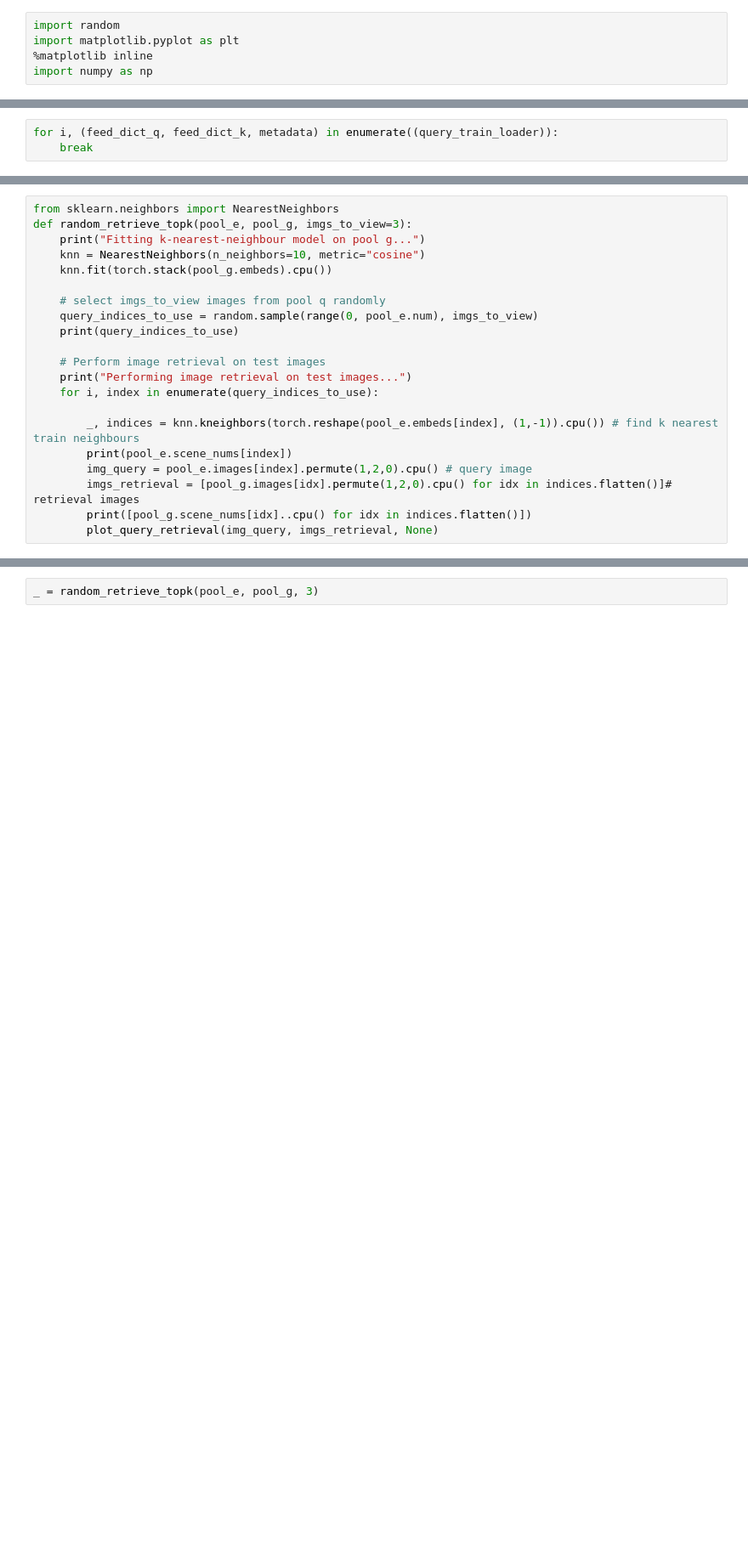
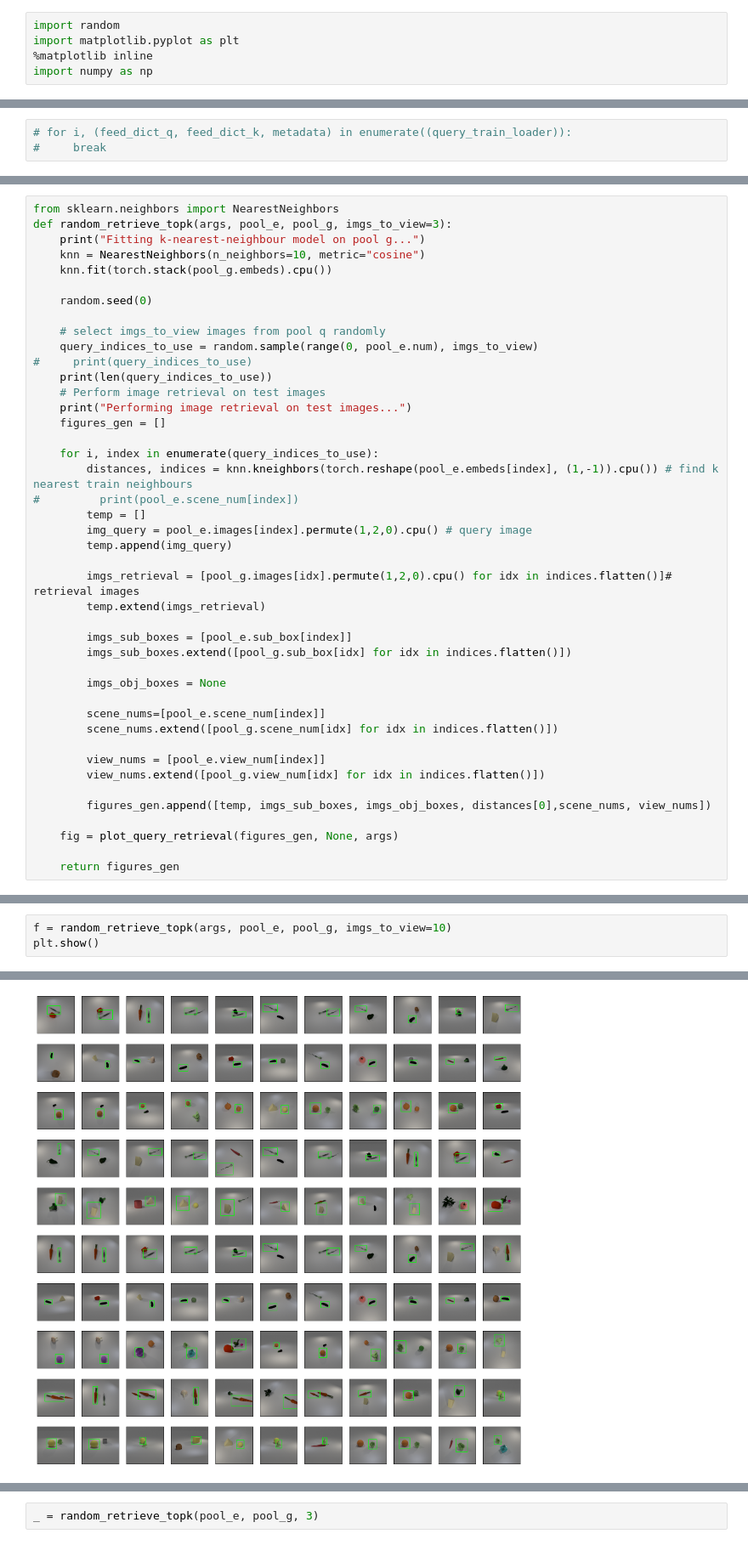
Before and after one commit to sakshamjindal/Non-Metric-3d-Representation, a Jupyter notebook: nbs/visalise_singleObj_retrieval.ipynb, the cells around one changed output, grey strips where cells are left out. Shown at 85% size. Cells and saved outputs as stored; diff of their text form; blank space fills up the shorter version.

```diff
--- a/nbs/visalise_singleObj_retrieval.ipynb
+++ b/nbs/visalise_singleObj_retrieval.ipynb
@@ -78,3 +40,3 @@ class DoublePool_O():
 # %%
-for i, (feed_dict_q, feed_dict_k, metadata) in enumerate((query_train_loader)):
-    break
+# for i, (feed_dict_q, feed_dict_k, metadata) in enumerate((query_train_loader)):
+#     break
@@ -104,21 +84,43 @@ Storing to pool...
 # %%
 from sklearn.neighbors import NearestNeighbors
-def random_retrieve_topk(pool_e, pool_g, imgs_to_view=3):
+def random_retrieve_topk(args, pool_e, pool_g, imgs_to_view=3):
     print("Fitting k-nearest-neighbour model on pool g...")
     knn = NearestNeighbors(n_neighbors=10, metric="cosine")
     knn.fit(torch.stack(pool_g.embeds).cpu())
 
+    random.seed(0)
+
     # select imgs_to_view images from pool q randomly
     query_indices_to_use = random.sample(range(0, pool_e.num), imgs_to_view)
-    print(query_indices_to_use)
-
+#     print(query_indices_to_use)
+    print(len(query_indices_to_use))
     # Perform image retrieval on test images
     print("Performing image retrieval on test images...")
+    figures_gen = []
+
     for i, index in enumerate(query_indices_to_use):
+        distances, indices = knn.kneighbors(torch.reshape(pool_e.embeds[index], (1,-1)).cpu()) # find k nearest train neighbours
+#         print(pool_e.scene_num[index])
+        temp = []
+        img_query = pool_e.images[index].permute(1,2,0).cpu() # query image
+        temp.append(img_query)
 
-        _, indices = knn.kneighbors(torch.reshape(pool_e.embeds[index], (1,-1)).cpu()) # find k nearest train neighbours
-        print(pool_e.scene_nums[index])
-        img_query = pool_e.images[index].permute(1,2,0).cpu() # query image
         imgs_retrieval = [pool_g.images[idx].permute(1,2,0).cpu() for idx in indices.flatten()]# retrieval images
-        print([pool_g.scene_nums[idx]..cpu() for idx in indices.flatten()])
-        plot_query_retrieval(img_query, imgs_retrieval, None)
+        temp.extend(imgs_retrieval)
+
+        imgs_sub_boxes = [pool_e.sub_box[index]]
+        imgs_sub_boxes.extend([pool_g.sub_box[idx] for idx in indices.flatten()])
+
+        imgs_obj_boxes = None
+
+        scene_nums=[pool_e.scene_num[index]]
+        scene_nums.extend([pool_g.scene_num[idx] for idx in indices.flatten()])
+
+        view_nums = [pool_e.view_num[index]]
+        view_nums.extend([pool_g.view_num[idx] for idx in indices.flatten()])
+
+        figures_gen.append([temp, imgs_sub_boxes, imgs_obj_boxes, distances[0],scene_nums, view_nums])
+
+    fig = plot_query_retrieval(figures_gen, None, args)
+
+    return figures_gen
@@ -169,0 +152,4 @@ tensor(5)
+# %%
+f = random_retrieve_topk(args, pool_e, pool_g, imgs_to_view=10)
+plt.show()
+# %% [output]
@@ -169,0 +159 @@ tensor(5)
+[figure, added]
```
Also changed, not shown: parts of 17 cells of this notebook, 9 other files.
